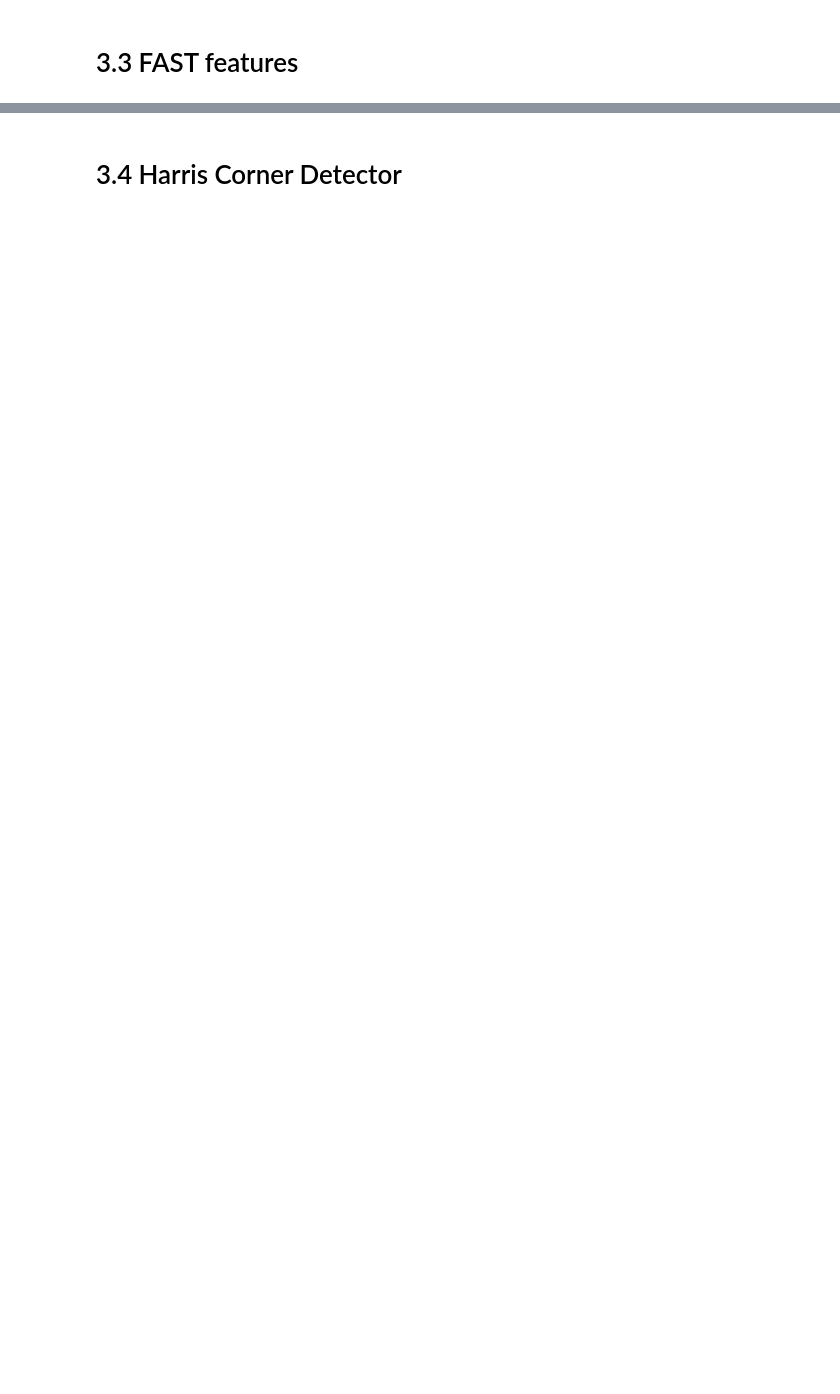
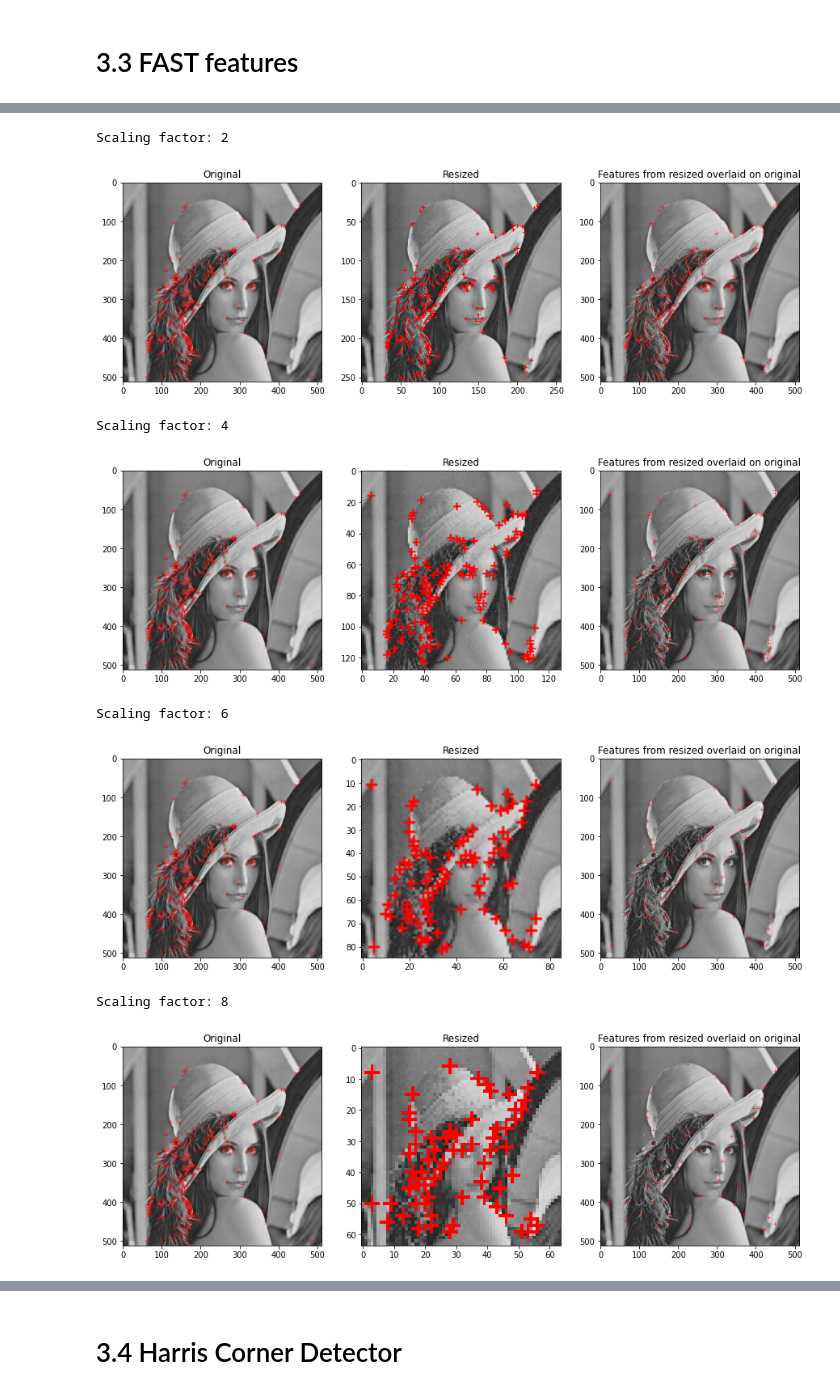
Before and after one commit to rpartsey/ucu-cv-2020, a Jupyter notebook: code/02.ipynb, the cells around one changed output, grey strips where cells are left out. Drawn from its saved outputs; the diff is of its cells as text; code cells hidden in the pictures; blank space fills up the shorter version.

```diff
--- a/code/02.ipynb
+++ b/code/02.ipynb
@@ -87,0 +229,66 @@ plt.imshow(img_out)
+# %%
+# Using cv2.resize
+
+for SCALING_FACTOR in [2, 4, 6, 8]:
+    print('Scaling factor:', SCALING_FACTOR)
+
+    resized_img_shape = (img.shape[0] // SCALING_FACTOR, img.shape[1] // SCALING_FACTOR)
+
+
+    img = cv2.imread('../images/lenna.png', cv2.IMREAD_GRAYSCALE)
+
+    ff_detector = cv2.FastFeatureDetector_create(threshold=40)
+
+    kpts = ff_detector.detect(img)
+    img_out = cv2.cvtColor(img, cv2.COLOR_GRAY2RGB)
+
+    for kpt in kpts:
+        y = int(kpt.pt[1])
+        x = int(kpt.pt[0])
+        cv2.line(img_out, (x-5,y), (x+5,y), (255,0,0))
+        cv2.line(img_out, (x,y-5), (x,y+5), (255,0,0))
+
+    resized_img = cv2.resize(img, resized_img_shape, interpolation=cv2.INTER_NEAREST)
+
+    kpts = ff_detector.detect(resized_img)
+    resized_out = cv2.cvtColor(resized_img, cv2.COLOR_GRAY2RGB)
+
+    for kpt in kpts:
+        y = int(kpt.pt[1])
+        x = int(kpt.pt[0])
+        cv2.line(resized_out, (x-2,y), (x+2,y), (255,0,0))
+        cv2.line(resized_out, (x,y-2), (x,y+2), (255,0,0))
+
+    combined_out = cv2.cvtColor(img, cv2.COLOR_GRAY2RGB)
+
+    for kpt in kpts:
+        y = int(kpt.pt[1] * SCALING_FACTOR)
+        x = int(kpt.pt[0] * SCALING_FACTOR)
+        cv2.line(combined_out, (x-5,y), (x+5,y), (255,0,0))
+        cv2.line(combined_out, (x,y-5), (x,y+5), (255,0,0))
+
+    _, axes = plt.subplots(nrows=1, ncols=3, figsize=(15,5))
+
+    axes[0].set_title('Original')
+    axes[0].imshow(img_out)
+
+    axes[1].set_title('Resized')
+    axes[1].imshow(resized_out)
+
+    axes[2].set_title('Features from resized overlaid on original')
+    axes[2].imshow(combined_out)
+
+    plt.show()
+
+# Explanation: obviously the smaller number of the feature will be detected on resized image,
+# because the image size is smaller. We lose some smaller features but instead we are able to
+# grasp more highlevel features.
+# %% [output]
+Scaling factor: 2
+[figure, added]
+Scaling factor: 4
+[figure, added]
+Scaling factor: 6
+[figure, added]
+Scaling factor: 8
+[figure, added]
```
Also changed, not shown: parts of 17 cells of this notebook, 3 other files.
